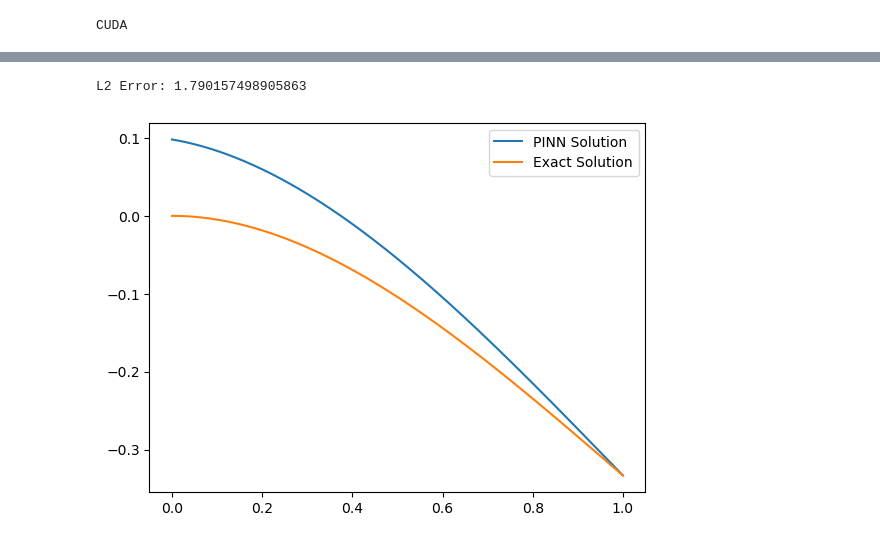
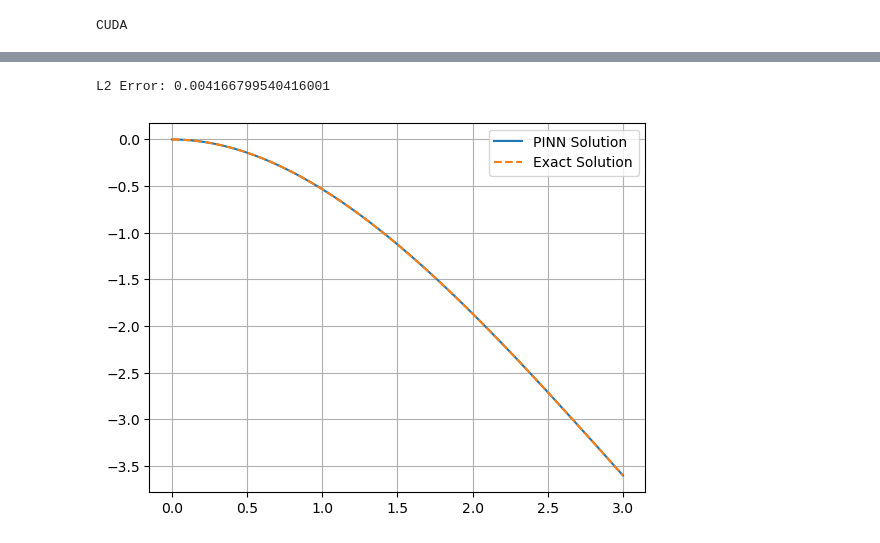
Before and after one commit to alleswe2k/PINNs, a Jupyter notebook: 1D_problems/simple_beam.ipynb, the cells around one changed output, grey strips where cells are left out. Cells and saved outputs as stored; diff of their text form; code cells hidden in the pictures.

```diff
--- a/1D_problems/simple_beam.ipynb
+++ b/1D_problems/simple_beam.ipynb
@@ -54,5 +54,10 @@ class DNN(nn.Module):
         for layer in self.layers[:-1]:
             x = self.activation(layer(x))
         return self.layers[-1](x)
+# %%
+E = 1.0
+I = 5.0
+F = -2.0
+L = 3.0
 # %%
 class PINN():
@@ -141,26 +140,19 @@ class PINN():
 # %%
 def exact_solution(x, E, I, F, L):
     a = F/(6*E*I)
-    b = (x**3 - 3*L*x**2)
+    b = (3*L*x**2 - x**3)
     return a*b
 # %%
-E = 1.0
-I = 1.0
-F = 1.0
-L = 1.0
 
-x = np.linspace(0, L, 1000)
+x = np.linspace(0, L, 100)
 u_exact = exact_solution(x, E, I, F, L)
 
 layers = [1, 20, 20, 20, 1]
 
-x_domain = np.random.choice(x, 100).reshape(-1, 1)
-x_bc = np.array([0.0])
-u_bc = np.array([0.0])
-u_x_bc = np.array([0.0])
+x_t = np.random.uniform(0, L, 100)
+x_t = np.append(x_t, [0, L])
+x_t = np.sort(x_t).reshape(-1, 1)
 
-x_train = {"Domain": x_domain, "BC": x_bc}
-
-model = PINN(x_train, layers, u_bc, u_x_bc, E, I, F, L)
-model.train(5000)
+model = PINN(x_t, layers)
+model.train(3000)
 # %% [output]
@@ -184,15 +167,16 @@ Epoch 4900, Loss: 0.000001
 # %%
-x1 = np.linspace(0,L,1000).reshape(-1, 1)
+x1 = np.linspace(0,L,100).reshape(-1, 1)
 u_pred = model.predict(x1)
 lst = u_pred.flatten().tolist()
 
 l2_error = np.linalg.norm(lst - u_exact)
 print(f"L2 Error: {l2_error}")
 
 plt.plot(x1, lst, label="PINN Solution")
-plt.plot(x, u_exact, label="Exact Solution")
+plt.plot(x, u_exact, label="Exact Solution", linestyle="dashed")
+plt.grid(True)
 plt.legend()
 plt.show()
 # %% [output]
-L2 Error: 1.790157498905863
+L2 Error: 0.004166799540416001
-[figure, old version]
+[figure, new version]
```
Also changed, not shown: parts of 2 cells of this notebook, 4 other files.
